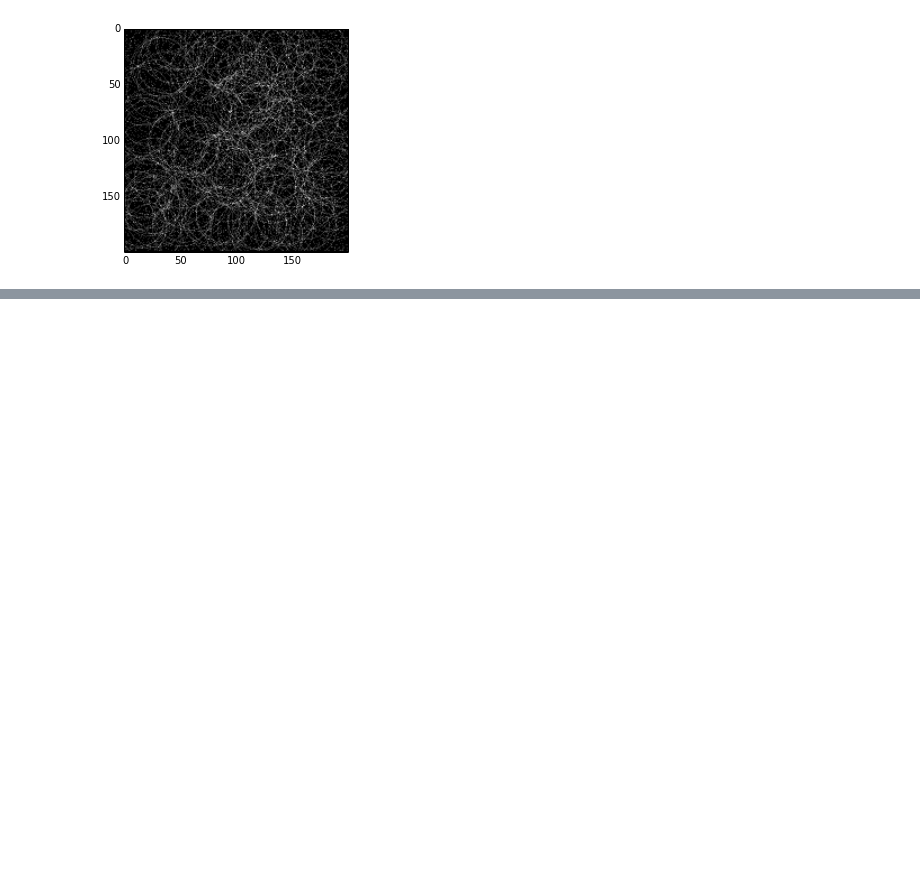
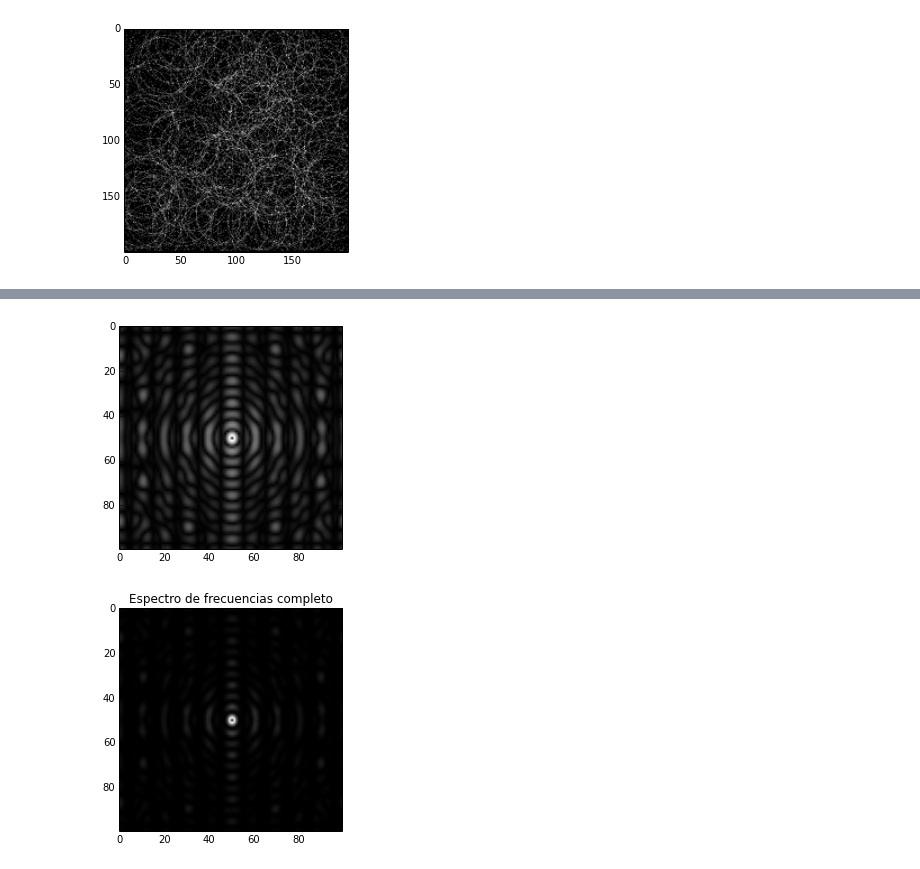
Before and after one commit to rudymmreina/Rivera_Mendez_hw5, a Jupyter notebook: punto_3.ipynb, the cells around one changed output, grey strips where cells are left out. Cells and saved outputs as stored; diff of their text form; code cells hidden in the pictures; blank space fills up the shorter version.

```diff
--- a/punto_3.ipynb
+++ b/punto_3.ipynb
@@ -69,0 +94,35 @@ plot(frecuencias[100])
+# %%
+
+n_points_x=100
+
+n_points_y=100
+
+
+B=np.zeros((n_points_x,n_points_y))
+
+
+for i in range((n_points_x)):
+    for j in range((n_points_y)):
+        d=sqrt((50-i)**2+(50-j)**2)
+        g=sqrt((50-i)**2+(40-j)**2)
+        if  (((d)>10)&((d)<11)) or (((g)>10)&((g)<11)):
+             B[i][j] = 1
+        else:
+            B[i][j] = 0
+# %%
+
+plt.imshow(B , cmap = cm.Greys_r)
+
+frecuencias2=fourier_2d(B)[0]
+spect_power2=fourier_2d(B)[1]
+
+plt.imshow(frecuencias2, cmap = cm.Greys_r)
+plt.show()
+
+
+plt.imshow(spect_power2, cmap = cm.Greys_r)
+plt.title("Espectro de frecuencias completo")
+plt.show()
+# %% [output]
+[figure, added]
+[figure, added]
```
Also changed, not shown: parts of 9 cells of this notebook.
